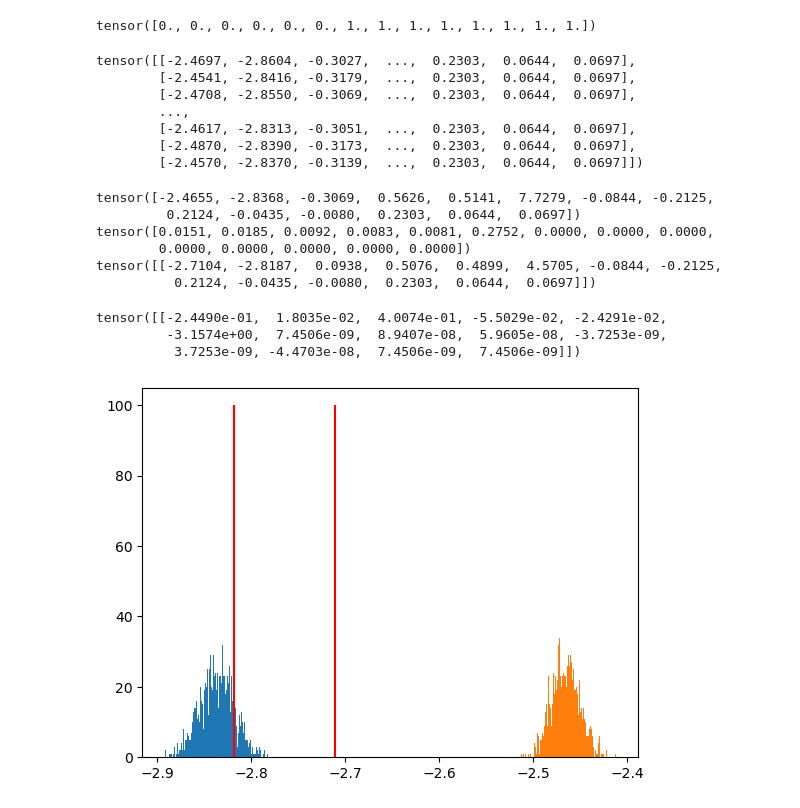
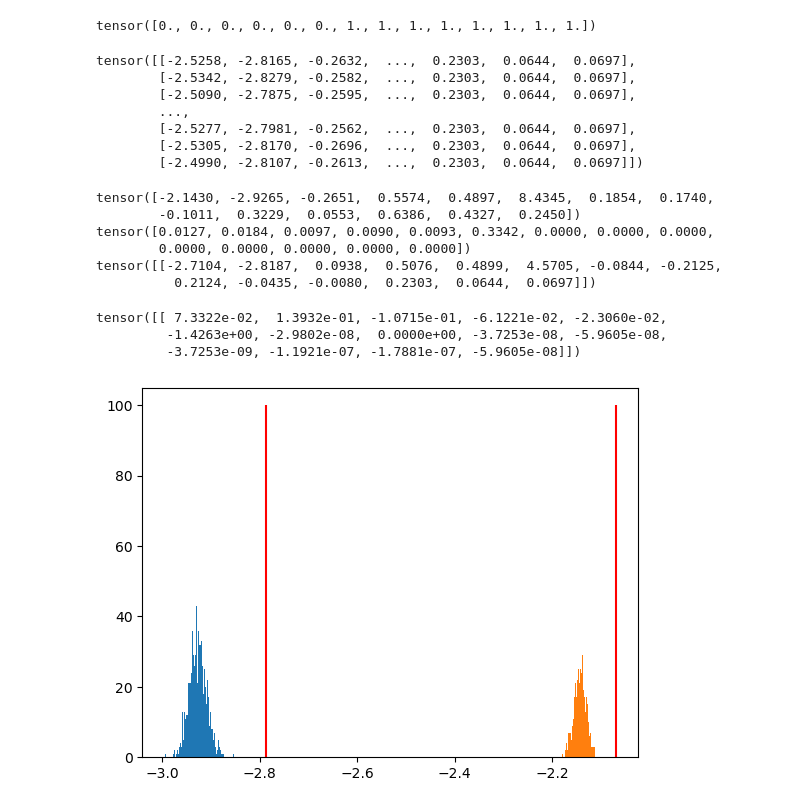
Before and after one commit to bGuenes/sbi_model_comparison, a Jupyter notebook: ModelTransfuser_run.ipynb, the cells around one changed output. Drawn from its saved outputs; the diff is of its cells as text; code cells hidden in the pictures.

```diff
--- a/ModelTransfuser_run.ipynb
+++ b/ModelTransfuser_run.ipynb
@@ -116,7 +116,7 @@ plt.show()
 # %% [output]
 [figure]
 # %%
-ModelTransfuser.load_state_dict(torch.load("ModelTransfuser/models/ModelTransfuser_t50.pt", weights_only=False))
+ModelTransfuser.load_state_dict(torch.load("ModelTransfuser/models/ModelTransfuser_t50_b50.pt", weights_only=False))
 # %% [output]
 <All keys matched successfully>
 # %% [markdown]
@@ -217,37 +215,37 @@ tensor([0., 0., 0., 0., 0., 0., 1., 1., 1., 1., 1., 1., 1., 1.])
 # %%
 ModelTransfuser.sample(data=val_data[0], condition_mask=mask)
 # %% [output]
-tensor([[-2.4697, -2.8604, -0.3027,  ...,  0.2303,  0.0644,  0.0697],
-        [-2.4541, -2.8416, -0.3179,  ...,  0.2303,  0.0644,  0.0697],
-        [-2.4708, -2.8550, -0.3069,  ...,  0.2303,  0.0644,  0.0697],
+tensor([[-2.5258, -2.8165, -0.2632,  ...,  0.2303,  0.0644,  0.0697],
+        [-2.5342, -2.8279, -0.2582,  ...,  0.2303,  0.0644,  0.0697],
+        [-2.5090, -2.7875, -0.2595,  ...,  0.2303,  0.0644,  0.0697],
         ...,
-        [-2.4617, -2.8313, -0.3051,  ...,  0.2303,  0.0644,  0.0697],
-        [-2.4870, -2.8390, -0.3173,  ...,  0.2303,  0.0644,  0.0697],
-        [-2.4570, -2.8370, -0.3139,  ...,  0.2303,  0.0644,  0.0697]])
+        [-2.5277, -2.7981, -0.2562,  ...,  0.2303,  0.0644,  0.0697],
+        [-2.5305, -2.8170, -0.2696,  ...,  0.2303,  0.0644,  0.0697],
+        [-2.4990, -2.8107, -0.2613,  ...,  0.2303,  0.0644,  0.0697]])
 # %%
-p = ModelTransfuser.sample(val_data[:1], condition_mask=mask)
+p = ModelTransfuser.sample(val_data[1:2], condition_mask=mask)
 # %%
 print(p.mean(axis=0))
 print(p.std(axis=0))
 print(val_data[:1])
 # %% [output]
-tensor([-2.4655, -2.8368, -0.3069,  0.5626,  0.5141,  7.7279, -0.0844, -0.2125,
-         0.2124, -0.0435, -0.0080,  0.2303,  0.0644,  0.0697])
-tensor([0.0151, 0.0185, 0.0092, 0.0083, 0.0081, 0.2752, 0.0000, 0.0000, 0.0000,
+tensor([-2.1430, -2.9265, -0.2651,  0.5574,  0.4897,  8.4345,  0.1854,  0.1740,
+        -0.1011,  0.3229,  0.0553,  0.6386,  0.4327,  0.2450])
+tensor([0.0127, 0.0184, 0.0097, 0.0090, 0.0093, 0.3342, 0.0000, 0.0000, 0.0000,
         0.0000, 0.0000, 0.0000, 0.0000, 0.0000])
 tensor([[-2.7104, -2.8187,  0.0938,  0.5076,  0.4899,  4.5705, -0.0844, -0.2125,
           0.2124, -0.0435, -0.0080,  0.2303,  0.0644,  0.0697]])
 # %%
-(val_data[:1]-p.mean(axis=0))
+(val_data[1:2]-p.mean(axis=0))
 # %% [output]
-tensor([[-2.4490e-01,  1.8035e-02,  4.0074e-01, -5.5029e-02, -2.4291e-02,
-         -3.1574e+00,  7.4506e-09,  8.9407e-08,  5.9605e-08, -3.7253e-09,
-          3.7253e-09, -4.4703e-08,  7.4506e-09,  7.4506e-09]])
+tensor([[ 7.3322e-02,  1.3932e-01, -1.0715e-01, -6.1221e-02, -2.3060e-02,
+         -1.4263e+00, -2.9802e-08,  0.0000e+00, -3.7253e-08, -5.9605e-08,
+         -3.7253e-09, -1.1921e-07, -1.7881e-07, -5.9605e-08]])
 # %%
 plt.hist(p[:,1], bins=100)
 plt.hist(p[:,0], bins=100)
-plt.vlines(val_data[0,1], 0, 100, color='red')
-plt.vlines(val_data[0,0], 0, 100, color='red')
+plt.vlines(val_data[1,1], 0, 100, color='red')
+plt.vlines(val_data[1,0], 0, 100, color='red')
 plt.show()
 # %% [output]
-[figure, old version]
+[figure, new version]
```
Also changed, not shown: parts of 1 cell of this notebook, 2 other files.
